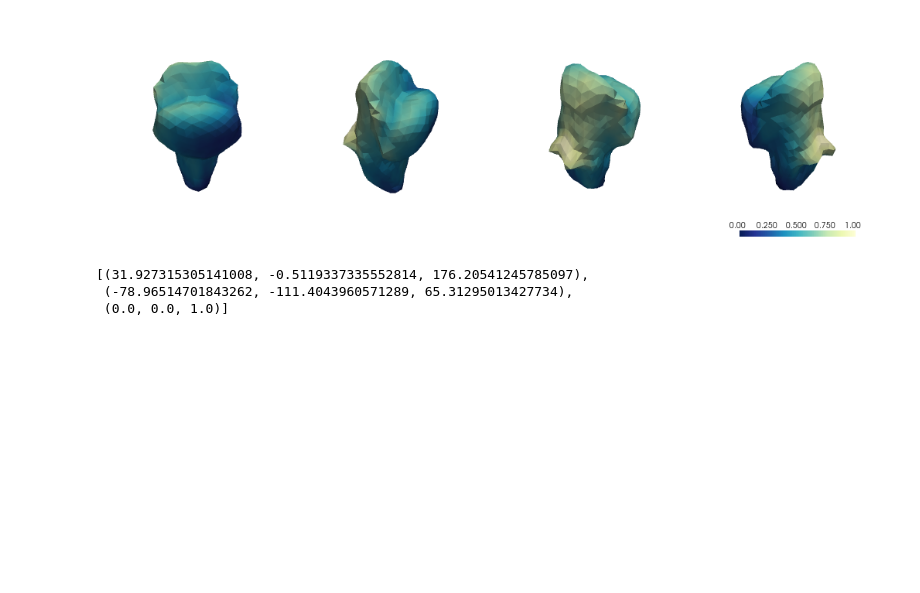
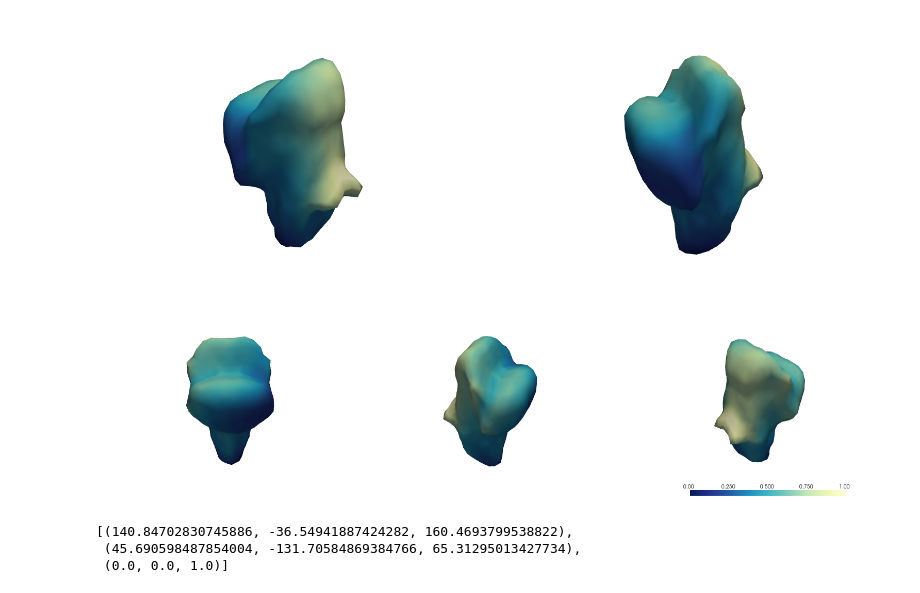
Before and after one commit to RajatRasal/deepscm, a Jupyter notebook: deepscm/experiments/medical_meshes/notebooks/11. Extra - pyvista plotting demo.ipynb, the cells around one changed output. Saved outputs shown, nothing was run; the diff lists cells and outputs as text; code cells hidden in the pictures; blank space fills up the shorter version.

```diff
--- a/deepscm/experiments/medical_meshes/notebooks/11. Extra - pyvista plotting demo.ipynb
+++ b/deepscm/experiments/medical_meshes/notebooks/11. Extra - pyvista plotting demo.ipynb
@@ -34,25 +34,32 @@ from coma.utils.visualise import plot_mesh_pyvista
 # %%
+width = 768 * 2
+height = int(width / (1.618))
+
+rotations = [(0, 0, -45), (0, 0, 20), (0, 0, 85), (0, 0, 185), (0, 0, 240)]
+
 plotter = pv.Plotter(
-    shape=(1, 4),
-    window_size=(1024, 300),
+    shape='2/3',
+    window_size=(width, height),
     border=False,
     lighting='light_kit',
     off_screen=True,
     notebook=True,
 )
 
 plot_mesh_pyvista(
     plotter,
     brain1,
-    rotations=[(0, 0, -45), (0, 0, 20), (0, 0, 85), (0, 0, 185),],
-    vertexcolors=list(dist),
+    rotations=rotations,
+    vertexcolors=dist,
     vertexscalar='distance',
     title="",
+    smooth_shading=True,
+    scalar_bar_idx=2,
 )
 
 plotter.show()
 # %% [output]
-[figure, old version]
+[figure, new version]
-[(31.927315305141008, -0.5119337335552814, 176.20541245785097),
- (-78.96514701843262, -111.4043960571289, 65.31295013427734),
+[(140.84702830745886, -36.54941887424282, 160.4693799538822),
+ (45.690598487854004, -131.70584869384766, 65.31295013427734),
  (0.0, 0.0, 1.0)]
```
Also changed, not shown: parts of 3 cells of this notebook, 27 other files.
